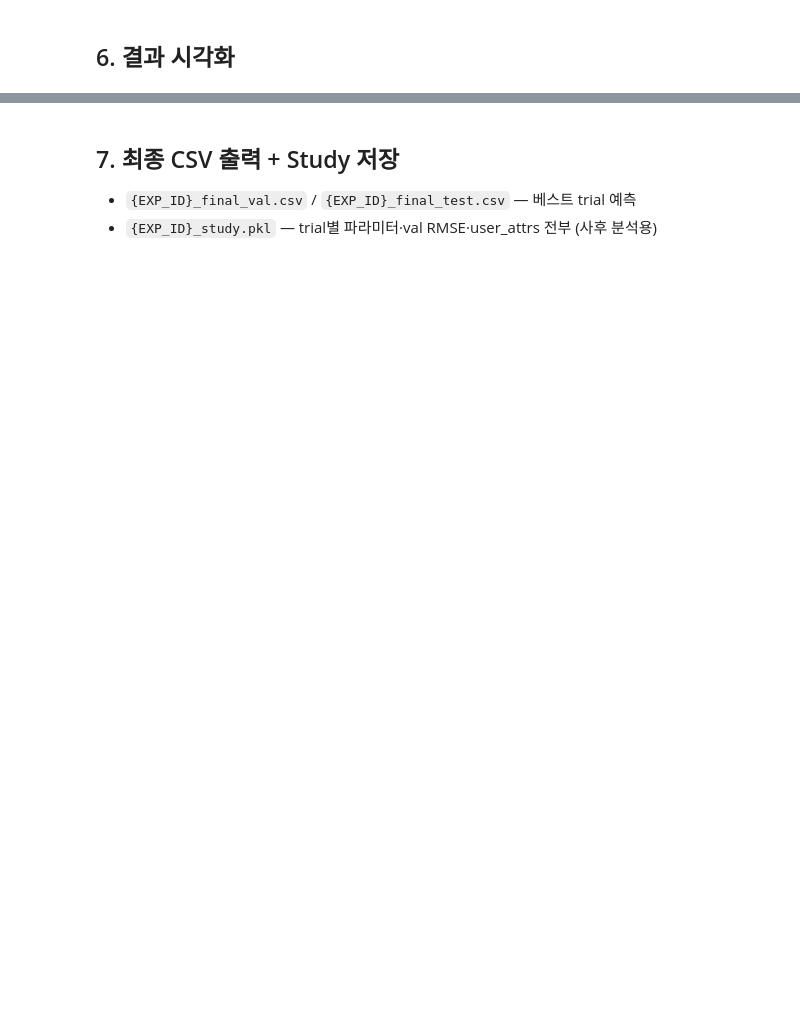
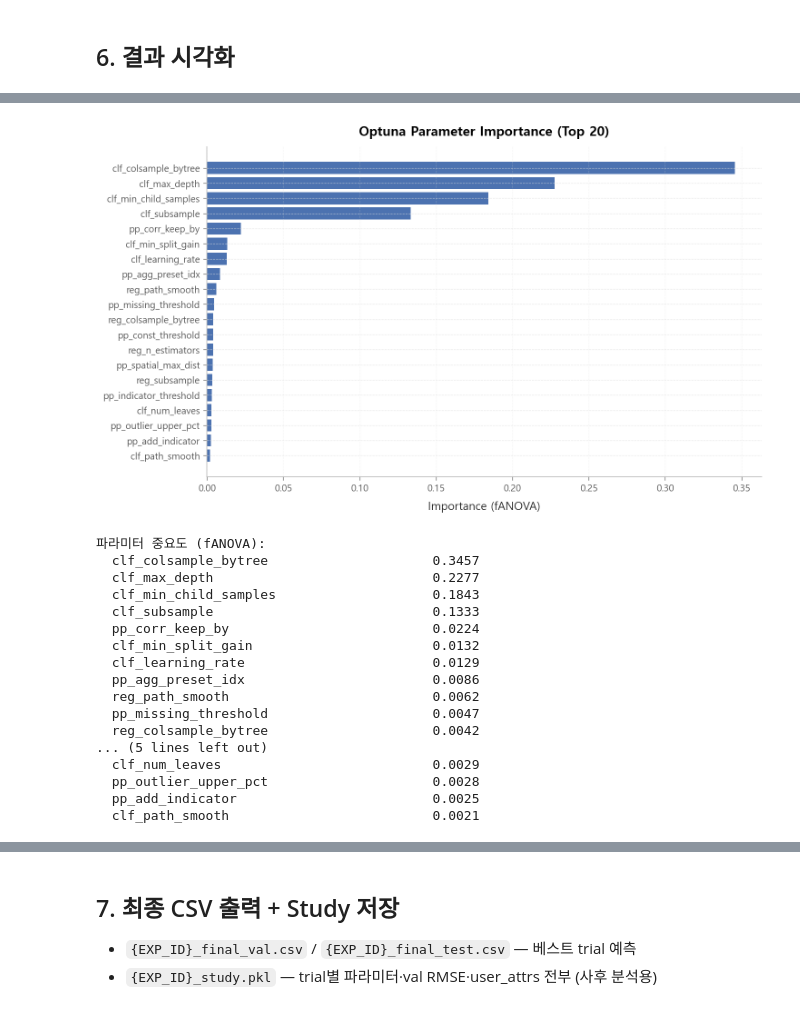
Before and after one commit to younjunseon/ASAC_SKhynix, a Jupyter notebook: 3_modeling/baseline.ipynb, the cells around one changed output, grey strips where cells are left out. Cells and saved outputs as stored; diff of their text form; code cells hidden in the pictures; blank space fills up the shorter version.

```diff
--- a/3_modeling/baseline.ipynb
+++ b/3_modeling/baseline.ipynb
@@ -480,0 +601,50 @@ plt.show()
+# %%
+# ============================================================
+# Optuna 파라미터 중요도 (fANOVA)
+# ============================================================
+from optuna.importance import get_param_importances, FanovaImportanceEvaluator
+
+completed = [t for t in study.trials if t.state.name == "COMPLETE"]
+if len(completed) < 2:
+    print(f"[SKIP] completed trials={len(completed)}개 — fANOVA는 최소 2개 필요")
+else:
+    param_imp = get_param_importances(
+        study,
+        evaluator=FanovaImportanceEvaluator(seed=SEED),
+    )
+
+    # 상위 20개 파라미터
+    top_params = dict(list(param_imp.items())[:20])
+
+    fig, ax = plt.subplots(figsize=(10, 6))
+    names = list(top_params.keys())[::-1]
+    values = list(top_params.values())[::-1]
+    ax.barh(names, values)
+    ax.set_xlabel("Importance (fANOVA)")
+    ax.set_title(f"Optuna Parameter Importance (Top {len(top_params)})")
+    ax.grid(alpha=0.3, axis="x")
+    plt.tight_layout()
+    plt.show()
+
+    print("파라미터 중요도 (fANOVA):")
+    for k, v in top_params.items():
+        print(f"  {k:40s} {v:.4f}")
+# %% [output]
+[figure, added]
+파라미터 중요도 (fANOVA):
+  clf_colsample_bytree                     0.3457
+  clf_max_depth                            0.2277
+  clf_min_child_samples                    0.1843
+  clf_subsample                            0.1333
+  pp_corr_keep_by                          0.0224
+  clf_min_split_gain                       0.0132
+  clf_learning_rate                        0.0129
+  pp_agg_preset_idx                        0.0086
+  reg_path_smooth                          0.0062
+  pp_missing_threshold                     0.0047
+  reg_colsample_bytree                     0.0042
+... (5 lines left out)
+  clf_num_leaves                           0.0029
+  pp_outlier_upper_pct                     0.0028
+  pp_add_indicator                         0.0025
+  clf_path_smooth                          0.0021
```
Also changed, not shown: parts of 15 cells of this notebook, 6 other files.
